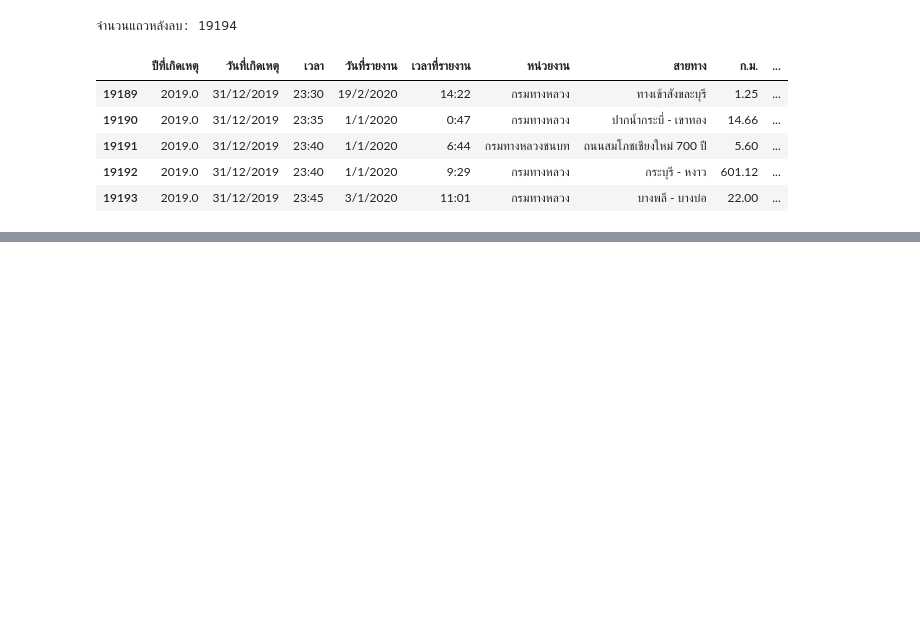
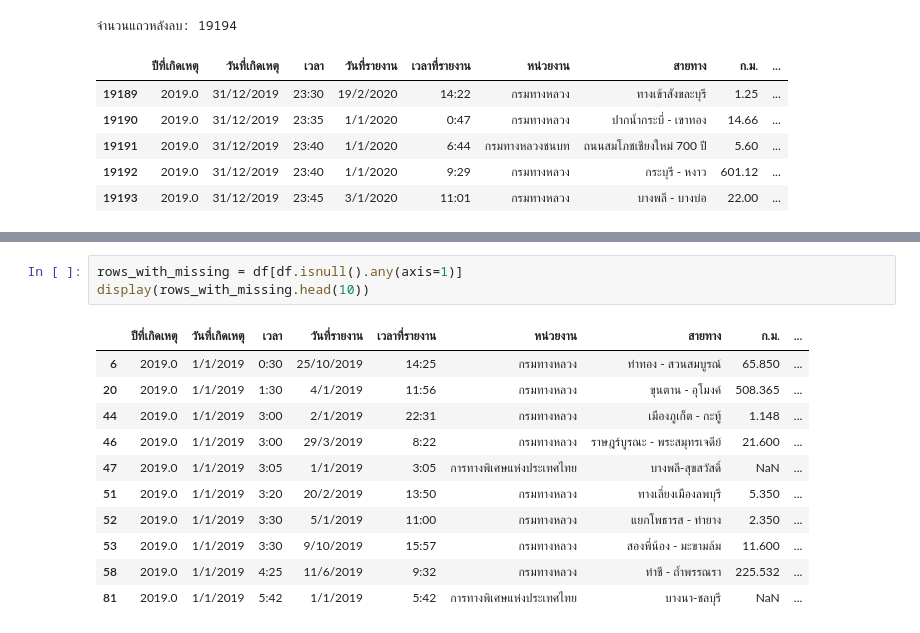
Before and after one commit to VannisaLaowongkot/Road-Accident-Risk-Prediction-Project, a Jupyter notebook: 2019.ipynb, the cells around one changed output, grey strips where cells are left out. Drawn from its saved outputs; the diff is of its cells as text; blank space fills up the shorter version.

```diff
--- a/2019.ipynb
+++ b/2019.ipynb
@@ -114,0 +130,15 @@ display(df.tail())
+# %%
+rows_with_missing = df[df.isnull().any(axis=1)]
+display(rows_with_missing.head(10))
+# %% [output]
+|  | ปีที่เกิดเหตุ | วันที่เกิดเหตุ | เวลา | วันที่รายงาน | เวลาที่รายงาน | หน่วยงาน | สายทาง | ก.ม. | ... |
+| 6 | 2019.0 | 1/1/2019 | 0:30 | 25/10/2019 | 14:25 | กรมทางหลวง | ท่าทอง - สวนสมบูรณ์ | 65.850 | ... |
+| 20 | 2019.0 | 1/1/2019 | 1:30 | 4/1/2019 | 11:56 | กรมทางหลวง | ขุนตาน - อุโมงค์ | 508.365 | ... |
+| 44 | 2019.0 | 1/1/2019 | 3:00 | 2/1/2019 | 22:31 | กรมทางหลวง | เมืองภูเก็ต - กะทู้ | 1.148 | ... |
+| 46 | 2019.0 | 1/1/2019 | 3:00 | 29/3/2019 | 8:22 | กรมทางหลวง | ราษฎร์บูรณะ - พระสมุทรเจดีย์ | 21.600 | ... |
+| 47 | 2019.0 | 1/1/2019 | 3:05 | 1/1/2019 | 3:05 | การทางพิเศษแห่งประเทศไทย | บางพลี-สุขสวัสดิ์ | NaN | ... |
+| 51 | 2019.0 | 1/1/2019 | 3:20 | 20/2/2019 | 13:50 | กรมทางหลวง | ทางเลี่ยงเมืองลพบุรี | 5.350 | ... |
+| 52 | 2019.0 | 1/1/2019 | 3:30 | 5/1/2019 | 11:00 | กรมทางหลวง | แยกโพธารส - ท่ายาง | 2.350 | ... |
+| 53 | 2019.0 | 1/1/2019 | 3:30 | 9/10/2019 | 15:57 | กรมทางหลวง | สองพี่น้อง - มะขามล้ม | 11.600 | ... |
+| 58 | 2019.0 | 1/1/2019 | 4:25 | 11/6/2019 | 9:32 | กรมทางหลวง | ท่าชี - ถ้ำพรรณรา | 225.532 | ... |
+| 81 | 2019.0 | 1/1/2019 | 5:42 | 1/1/2019 | 5:42 | การทางพิเศษแห่งประเทศไทย | บางนา-ชลบุรี | NaN | ... |
```
Also changed, not shown: parts of 7 cells of this notebook.
